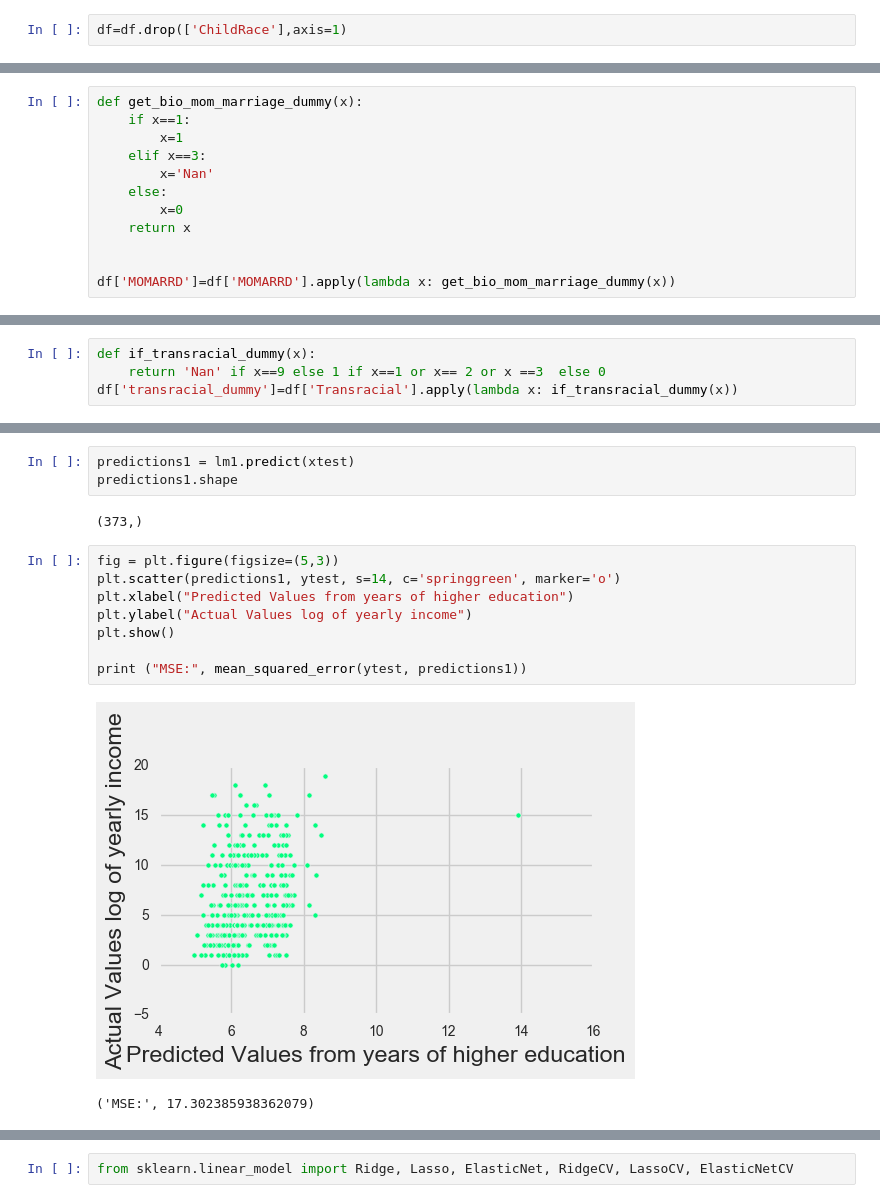
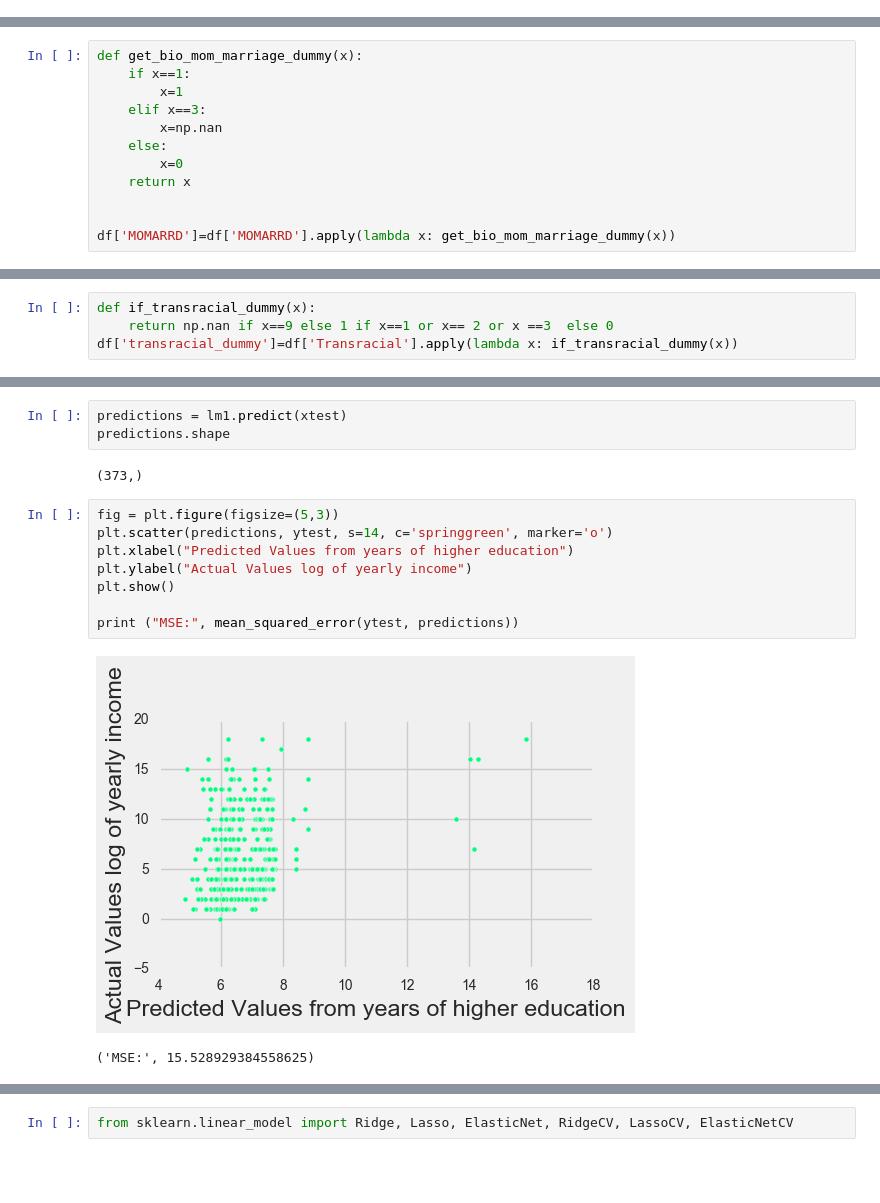
Before and after one commit to lessdaa/project2, a Jupyter notebook: Project 2/Project 2 main part/Project 2 main file.ipynb, the cells around one changed output, grey strips where cells are left out. Cells and saved outputs as stored; diff of their text form; blank space fills up the shorter version.

```diff
--- a/Project 2/Project 2 main part/Project 2 main file.ipynb
+++ b/Project 2/Project 2 main part/Project 2 main file.ipynb
@@ -217,6 +230,4 @@ df.tail()
 5 rows × 22 columns
-# %%
-df=df.drop(['ChildRace'],axis=1)
 # %%
 data_glimps('BioMomAgeAtBirth','pink','bar')
 # %% [output]
@@ -233,7 +244,7 @@ def get_bio_mom_marriage_dummy(x):
     if x==1:
         x=1
     elif x==3:
-        x='Nan'
+        x=np.nan
     else:
         x=0
     return x
@@ -321,7 +332,7 @@ data_glimps('Transracial','red','barh')
 [figure]
 # %%
 def if_transracial_dummy(x):
-    return 'Nan' if x==9 else 1 if x==1 or x== 2 or x ==3  else 0
+    return np.nan if x==9 else 1 if x==1 or x== 2 or x ==3  else 0
 df['transracial_dummy']=df['Transracial'].apply(lambda x: if_transracial_dummy(x))
 # %%
 df.describe().T
@@ -416,16 +429,16 @@ Intercept: 8.863
 # %%
-predictions1 = lm1.predict(xtest)
-predictions1.shape
+predictions = lm1.predict(xtest)
+predictions.shape
 # %% [output]
 (373,)
 # %%
 fig = plt.figure(figsize=(5,3))
-plt.scatter(predictions1, ytest, s=14, c='springgreen', marker='o')
+plt.scatter(predictions, ytest, s=14, c='springgreen', marker='o')
 plt.xlabel("Predicted Values from years of higher education")
 plt.ylabel("Actual Values log of yearly income")
 plt.show()
 
-print ("MSE:", mean_squared_error(ytest, predictions1))
+print ("MSE:", mean_squared_error(ytest, predictions))
 # %% [output]
-[figure, old version]
+[figure, new version]
-('MSE:', 17.302385938362079)
+('MSE:', 15.528929384558625)
```
Also changed, not shown: parts of 80 cells of this notebook, 2 other files.
